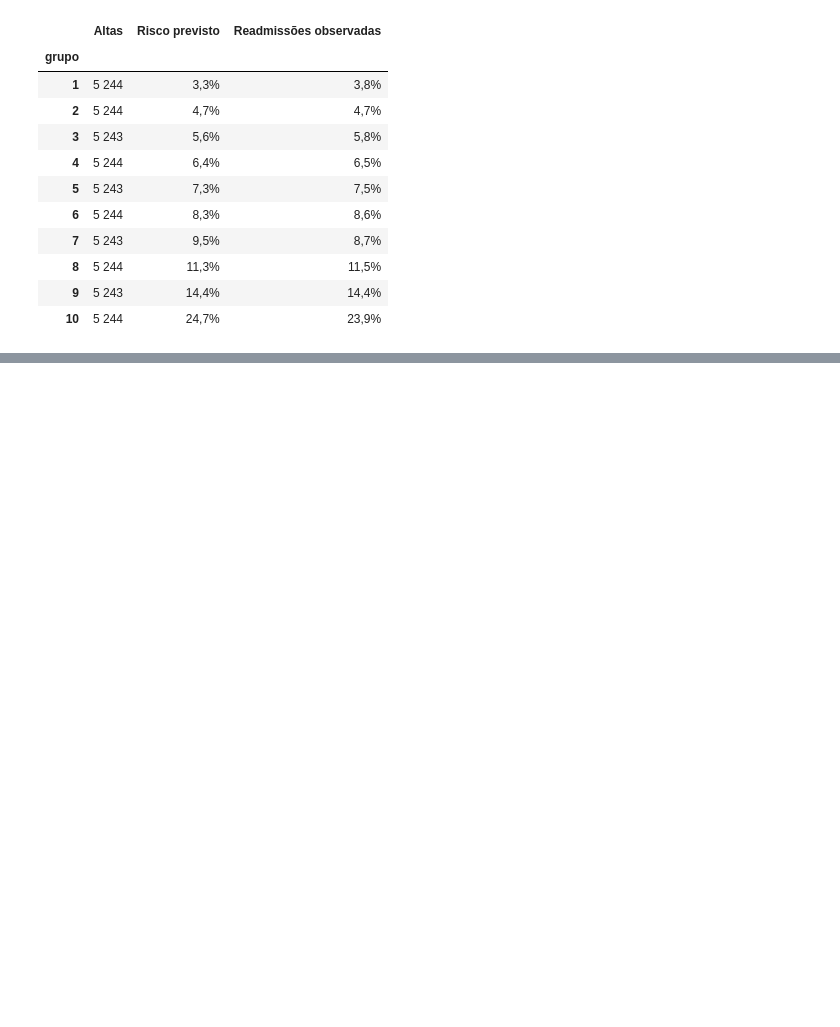
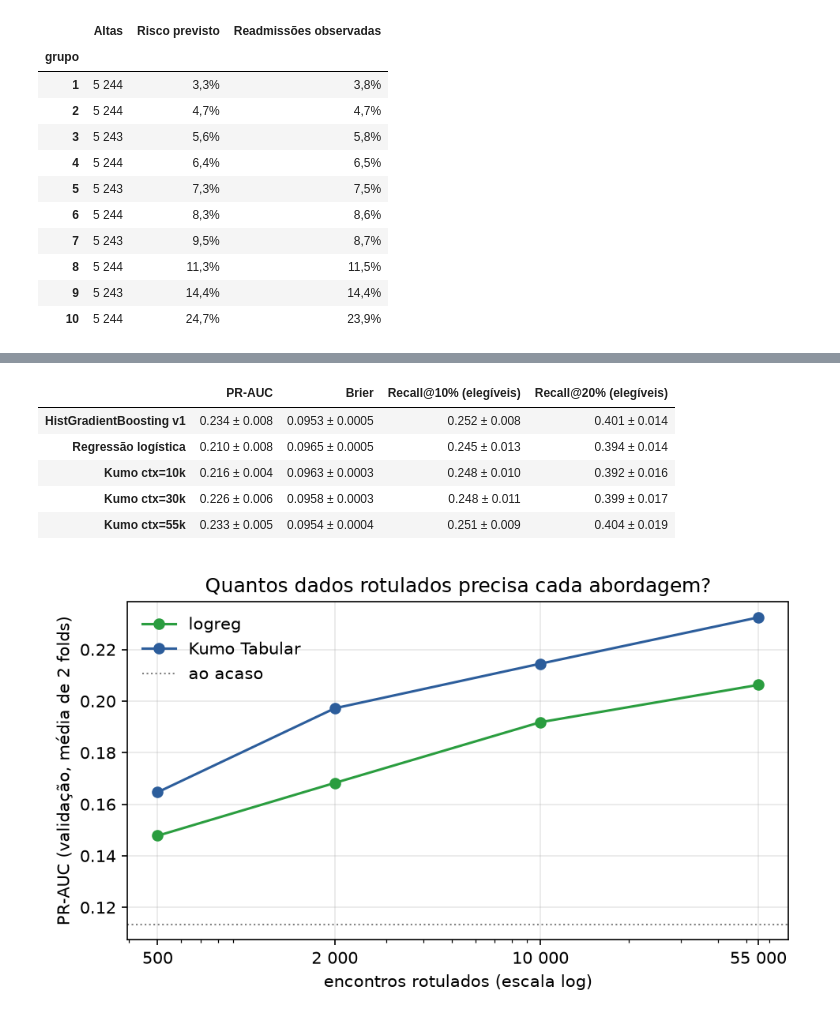
Before and after one commit to EDSB26G11/Bootcamp_Projetos, a Jupyter notebook: Projeto_Final.ipynb, the cells around one changed output, grey strips where cells are left out. Saved outputs shown, nothing was run; the diff lists cells and outputs as text; code cells hidden in the pictures; blank space fills up the shorter version.

```diff
--- a/Projeto_Final.ipynb
+++ b/Projeto_Final.ipynb
@@ -159,0 +273,20 @@ t.style.format({"Altas": lambda v: num(v), "Risco previsto": lambda v: pct(v), "
+# %%
+kumo = pd.read_csv(REPORTS / "kumo_vs_v1_summary.csv", index_col=0)  # gerada no notebooks/07
+cols = {"pr_auc": "PR-AUC", "brier": "Brier", "recall_at_10_eleg": "Recall@10% (elegíveis)",
+        "recall_at_20_eleg": "Recall@20% (elegíveis)"}
+dec = {"brier": 4}  # o Brier varia na 4.ª casa decimal
+t = pd.DataFrame({lab: kumo[f"{c} mean"].map(lambda v, d=dec.get(c, 3): f"{v:.{d}f}") + " ± "
+                       + kumo[f"{c} std"].map(lambda v, d=dec.get(c, 3): f"{v:.{d}f}")
+                  for c, lab in cols.items()})
+t.index = t.index.str.replace("kumo_tabular_small", "Kumo").str.replace("HGB v1", "HistGradientBoosting v1") \
+                 .str.replace("logreg", "Regressão logística")
+display(t)
+display(Image(PAGES / "kumo_learning_curve.png"))
+# %% [output]
+|  | PR-AUC | Brier | Recall@10% (elegíveis) | Recall@20% (elegíveis) |
+| HistGradientBoosting v1 | 0.234 ± 0.008 | 0.0953 ± 0.0005 | 0.252 ± 0.008 | 0.401 ± 0.014 |
+| Regressão logística | 0.210 ± 0.008 | 0.0965 ± 0.0005 | 0.245 ± 0.013 | 0.394 ± 0.014 |
+| Kumo ctx=10k | 0.216 ± 0.004 | 0.0963 ± 0.0003 | 0.248 ± 0.010 | 0.392 ± 0.016 |
+| Kumo ctx=30k | 0.226 ± 0.006 | 0.0958 ± 0.0003 | 0.248 ± 0.011 | 0.399 ± 0.017 |
+| Kumo ctx=55k | 0.233 ± 0.005 | 0.0954 ± 0.0004 | 0.251 ± 0.009 | 0.404 ± 0.019 |
+[figure, added]
```
Also changed, not shown: parts of 14 cells of this notebook, 12 other files.
